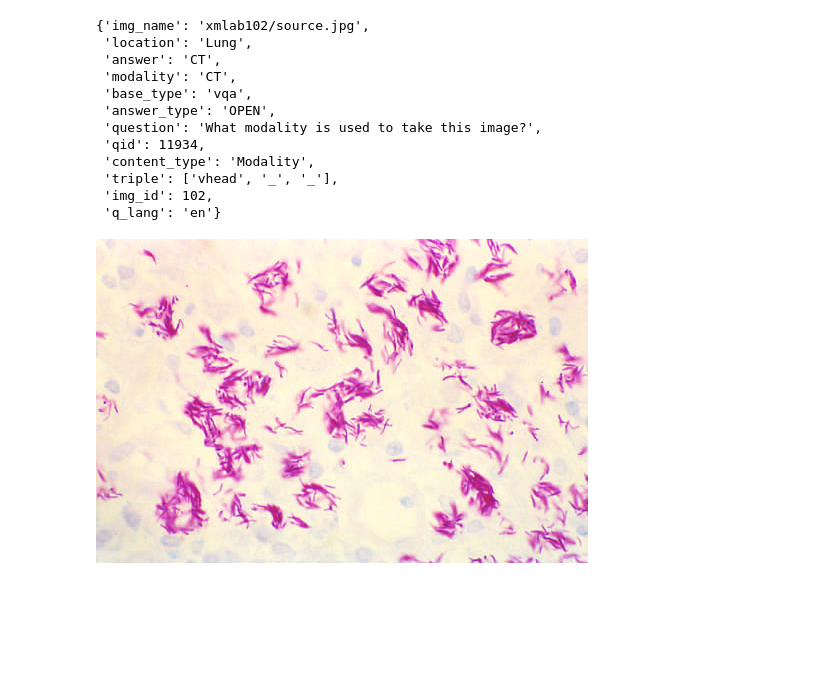
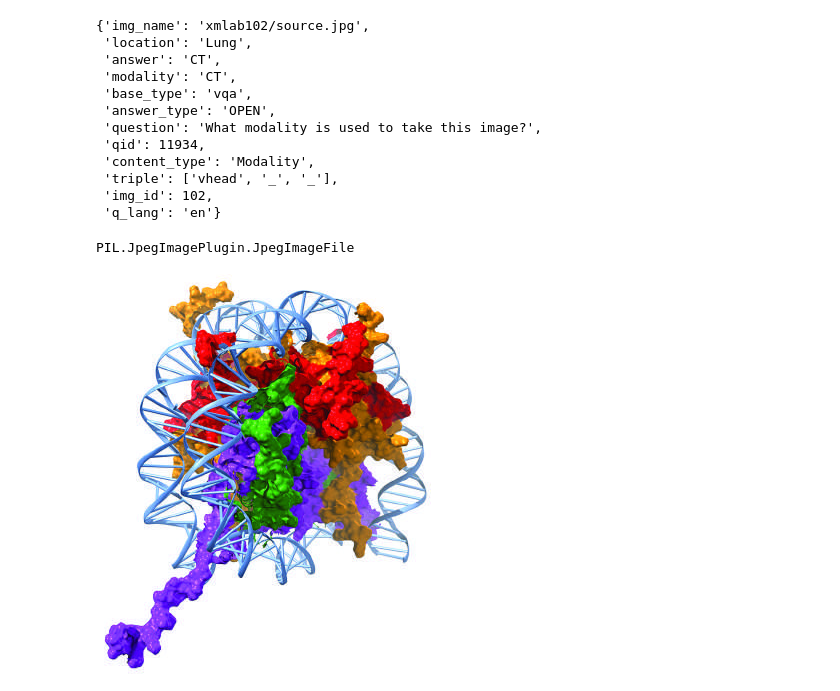
Before and after one commit to Nanboy-Ronan/MedVLMBench, a Jupyter notebook: dataset/test.ipynb, the cells around one changed output. Saved outputs shown, nothing was run; the diff lists cells and outputs as text; code cells hidden in the pictures; blank space fills up the shorter version.

```diff
--- a/dataset/test.ipynb
+++ b/dataset/test.ipynb
@@ -83,6 +83,10 @@ ds = load_dataset("flaviagiammarino/path-vqa", split="test")
 
 item = ds[0]
 # %%
-ds[3]["image"]
+type(ds[3]["image"])
 # %% [output]
-[figure, removed]
+PIL.JpegImagePlugin.JpegImageFile
+# %%
+item["image"].convert("RGB")
+# %% [output]
+[figure, added]
```
Also changed, not shown: 3 other files.
